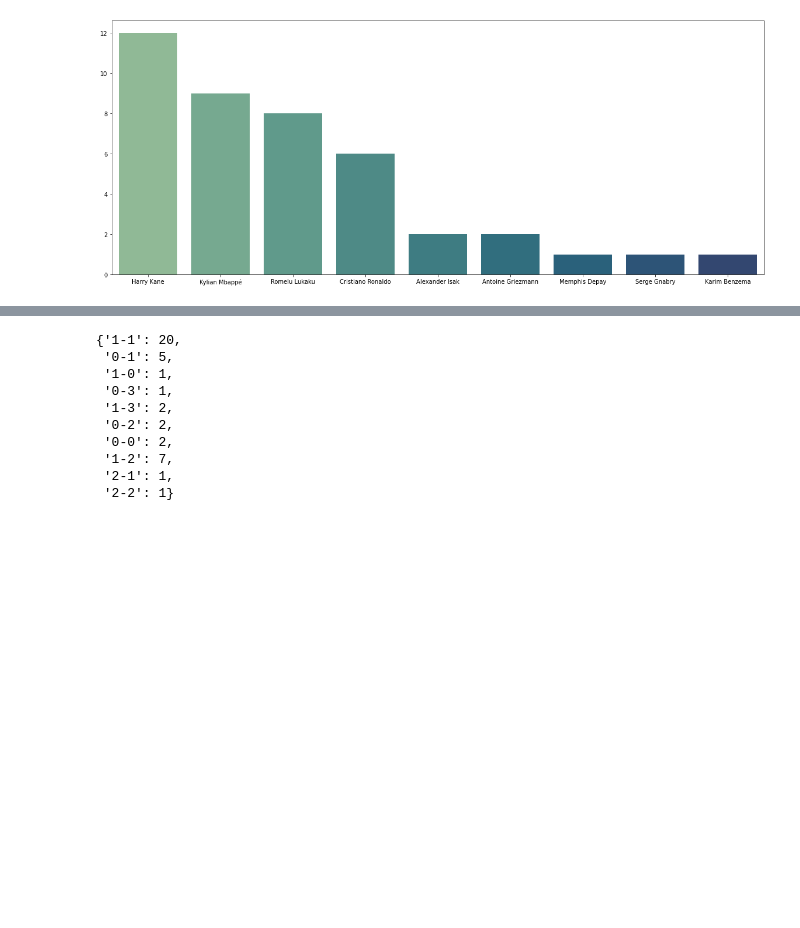
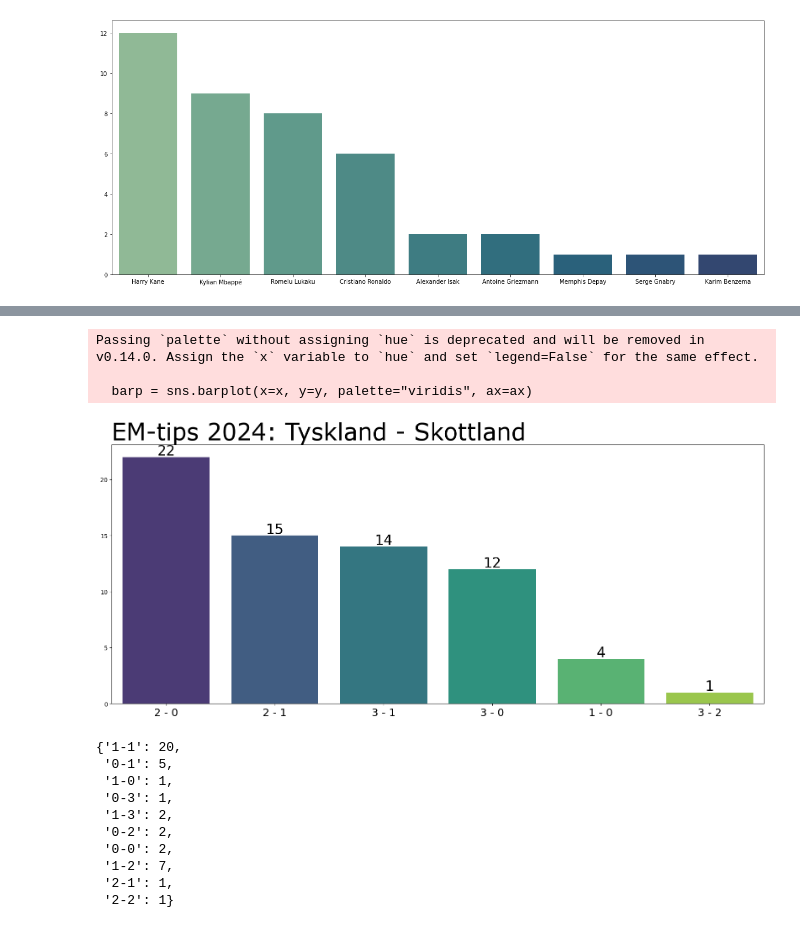
Before and after one commit to Frosslund/emtips2021excel, a Jupyter notebook: extractScores.ipynb, the cells around one changed output, grey strips where cells are left out. Drawn from its saved outputs; the diff is of its cells as text; code cells hidden in the pictures; blank space fills up the shorter version.

```diff
--- a/extractScores.ipynb
+++ b/extractScores.ipynb
@@ -241,0 +415,31 @@ fig.savefig(dpi=300, fname="winners_plot_2")
+# %%
+def create_plot(data, headline, filename, to_sort=True):
+    if to_sort:
+        data = dict(sorted(data.items(), key=lambda item: item[1], reverse=True))
+    x = np.array(list(data.keys()))
+    y = np.array(list(data.values()))
+    dims = (20, 8)
+    fig, ax = plt.subplots(figsize=dims)
+    barp = sns.barplot(x=x, y=y, palette="viridis", ax=ax)
+
+    # Add values on top of each bar as integers and make the text larger and bold
+    for p in ax.patches:
+        ax.annotate(format(int(p.get_height()), 'd'),
+                    (p.get_x() + p.get_width() / 2., p.get_height()),
+                    ha = 'center', va = 'center',
+                    xytext = (0, 10),  # 9 points vertical offset
+                    textcoords = 'offset points',
+                    fontsize=24)  # larger and bold text
+
+    # Custom font properties
+    font = FontProperties()
+    font.set_family('serif')
+    font.set_name('Verdana')
+    font.set_size(40)
+
+    # Add a title to the plot
+    ax.set_title(headline, loc='left', fontproperties=font)
+    ax.tick_params(axis='x', labelsize=18)
+
+    fig = barp.get_figure()
+    fig.savefig(dpi=300, fname=f"plots/{filename}")
@@ -241,0 +480,12 @@ fig.savefig(dpi=300, fname="winners_plot_2")
+# %%
+scores = {}
+home = 'Tyskland'
+away = 'Skottland'
+for gid, sheet in df.items():
+    for match in sheet['matches']:
+        if match['home'] == home and match['away'] == away:
+            expected_result = f"{match['home_goals']} - {match['away_goals']}"
+            if expected_result in scores:
+                scores[expected_result] += 1
+            else:
+                scores[expected_result] = 1
@@ -242,3 +496,10 @@ fig.savefig(dpi=300, fname="winners_plot_2")
+# %%
+create_plot(scores, "EM-tips 2024: Tyskland - Skottland", "germany_scotland")
+# %% [output]
+Passing `palette` without assigning `hue` is deprecated and will be removed in v0.14.0. Assign the `x` variable to `hue` and set `legend=False` for the same effect.
+
+  barp = sns.barplot(x=x, y=y, palette="viridis", ax=ax)
+[figure, added]
 # %%
 scores = {}
 signs = {}
```
Also changed, not shown: parts of 22 cells of this notebook, 45 other files.
